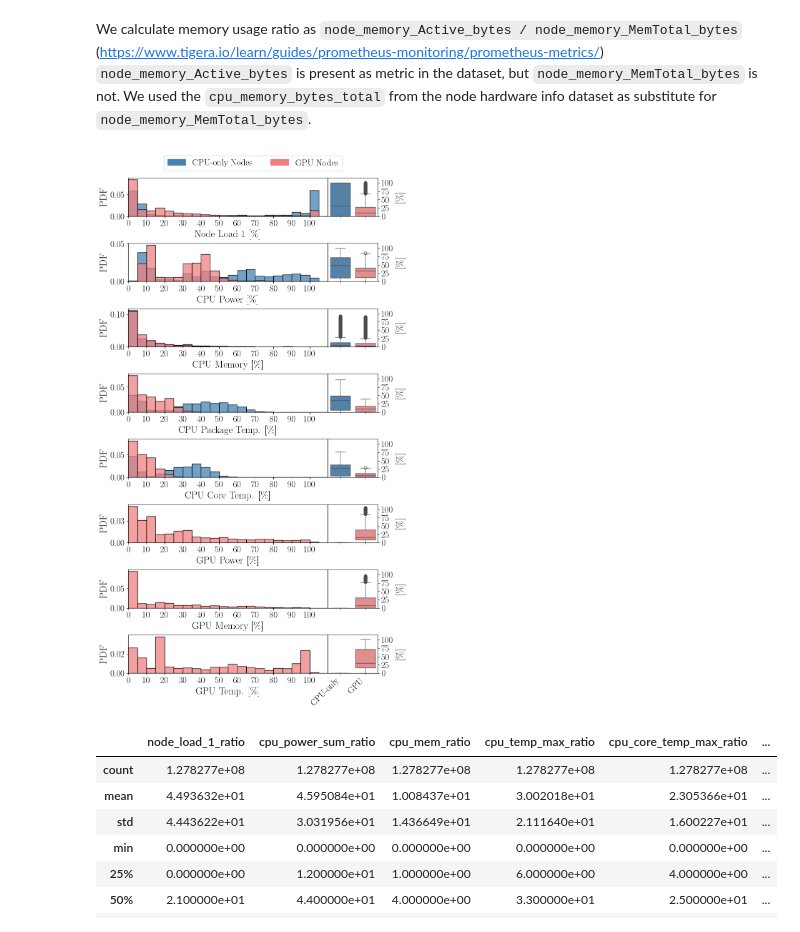
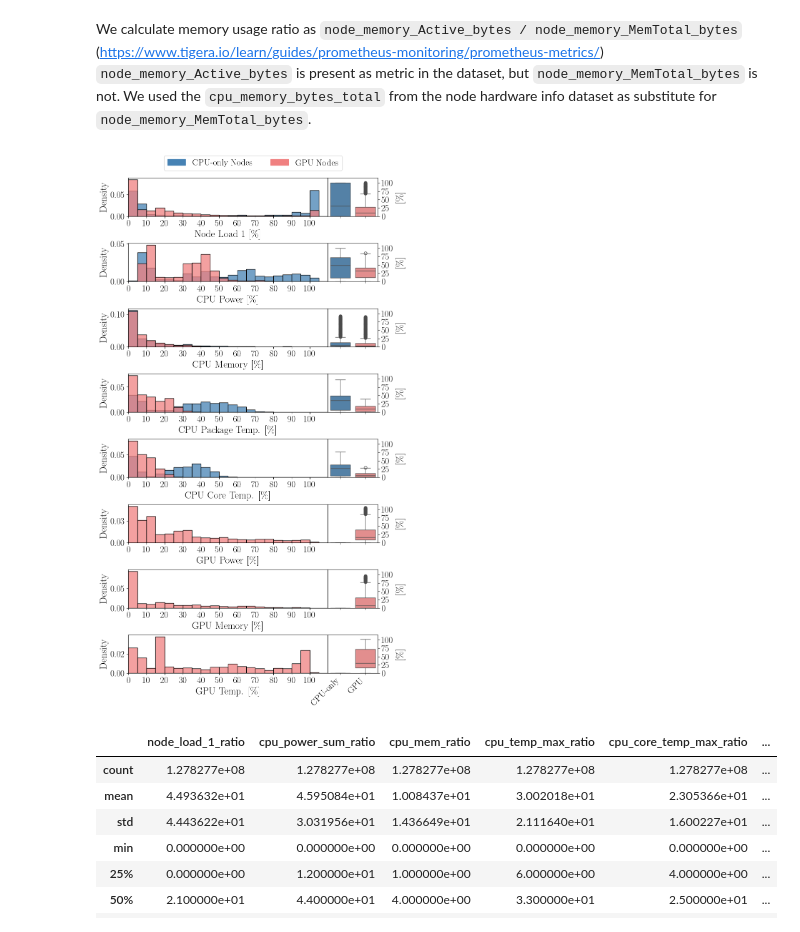
Before and after one commit to atlarge-research/2024-icpads-hpc-workload-characterization, a Jupyter notebook: 4a_hardware_utilization_analysis.ipynb, the cells around one changed output. Saved outputs shown, nothing was run; the diff lists cells and outputs as text; code cells hidden in the pictures.

```diff
--- a/4a_hardware_utilization_analysis.ipynb
+++ b/4a_hardware_utilization_analysis.ipynb
@@ -132,7 +131,7 @@ for i, c in enumerate(cols):
         sns.histplot(df_double_regular[c].round(0), kde=False, label=f'Non-GPU', color=non_gpu_color, ax=ax, line_kws={'linewidth': 2}, bins=range(0, 111, 5), stat="density")
     sns.histplot(df_double_ml[c].round(0), kde=False, label=f'GPU', color=gpu_color, ax=ax, line_kws={'linewidth': 2}, bins=range(0, 111, 5), stat="density")
 
-    ax.set_ylabel('PDF')
+    ax.set_ylabel('Density')
     ax.set_xlabel(cols_dict[c])
     ax.set_xticks(np.arange(0, 101, 10))
     ax.set_xlim(0, 110)
@@ -146,34 +145,34 @@ for i, c in enumerate(cols):
 
     bp = sns.boxplot(data=df, x='gpu_node', y=c, hue='gpu_node', ax=ax2, palette=[non_gpu_color, gpu_color], order=[0, 1], showfliers=True,  hue_order=[0, 1], dodge=False)
 
 
     # remove all duplicated outlier dots to reduce pdf size
     # millions of overlapping outliers are not visible anyway
     for l in bp.lines:
         if len(l.get_ydata()) > 2:
             new_ydata = np.unique(l.get_ydata())
             l.set_ydata(new_ydata)
             l.set_xdata(l.get_xdata()[:len(new_ydata)])
 
     ax2.set_ylabel('[\%]')
     ax2.set_xlabel('')
     ax2.xaxis.set_ticks([0, 1])
     if i == (len(cols) - 1):
         ax2.set_xticklabels(['CPU-only', 'GPU'])
         ax2.set_xticklabels(ax2.get_xticklabels(), rotation=45, ha='right')
     else:
         ax2.set_xticklabels([])
     ax2.set_yticks(np.arange(0, 101, 25))
     ax2.set_ylim(0, 115)
     ax2.legend().remove()
 
 plt.legend(handles=[mpatches.Patch(color=non_gpu_color, label='CPU-only Nodes'), mpatches.Patch(color=gpu_color, label='GPU Nodes')], loc='upper center', bbox_to_anchor=(-1.5, 13.6), ncol=2)
 plt.tight_layout()
 plt.show()
 fig.savefig('plots/section_4/utilization_regular_vs_ml_distributions_density_box.png', dpi=900, bbox_inches='tight')
 fig.savefig('plots/section_4/utilization_regular_vs_ml_distributions_density_box.pdf', bbox_inches='tight')
 # %% [output]
-[figure, old version]
+[figure, new version]
 # %%
 df_double.describe()
 # %% [output]
```
Also changed, not shown: parts of 2 cells of this notebook, 46 other files.
